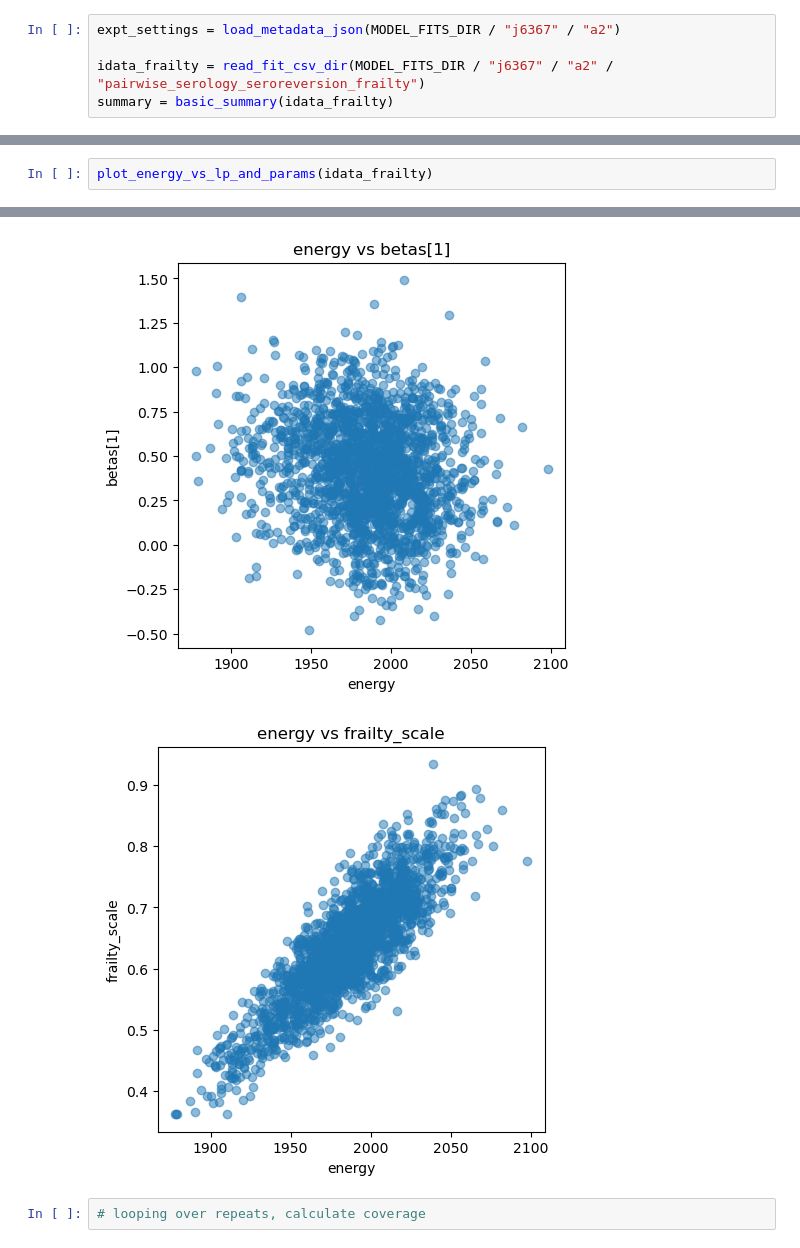
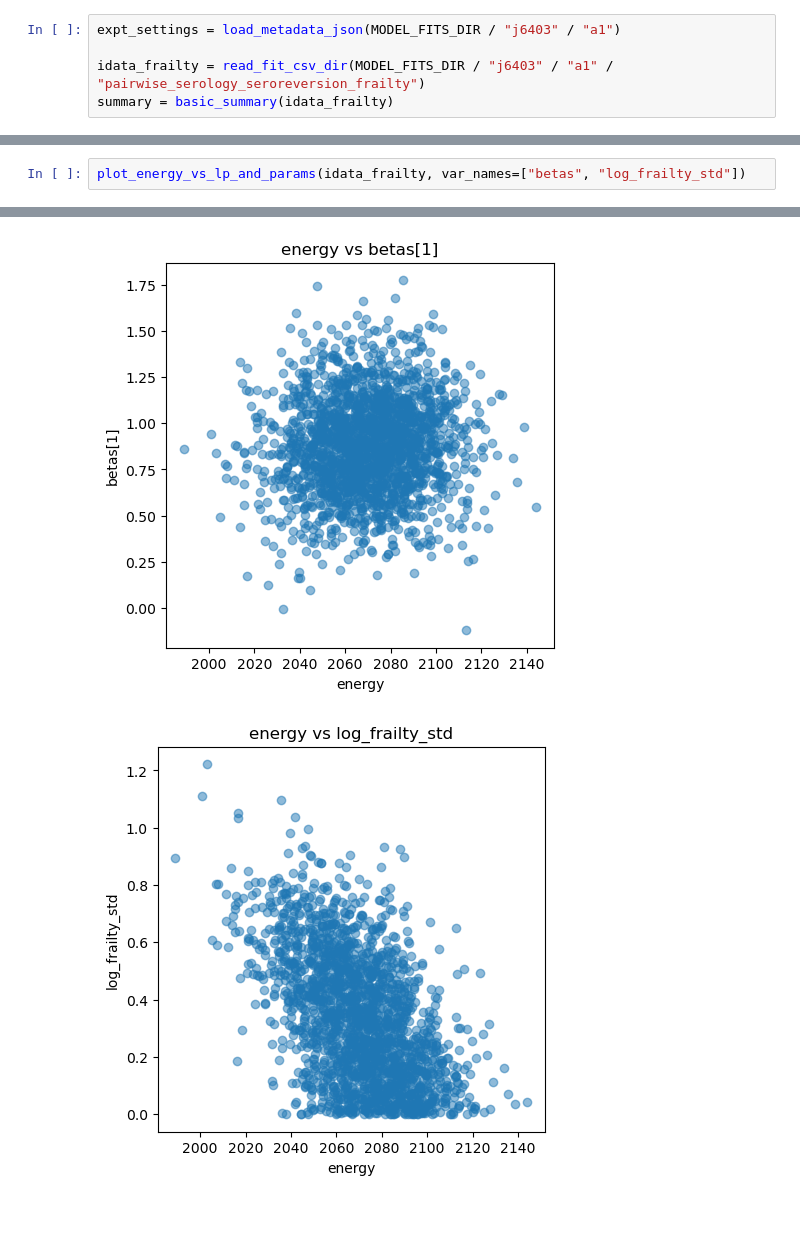
Before and after one commit to aleggs0/multipathogen-sero, a Jupyter notebook: multipathogen_sero/hpc_work/frailty_vs_interaction_analysis.ipynb, the cells around one changed output, grey strips where cells are left out. Saved outputs shown, nothing was run; the diff lists cells and outputs as text; blank space fills up the shorter version.

Commit message:
add rest of frailty experiment

```diff
--- a/multipathogen_sero/hpc_work/frailty_vs_interaction_analysis.ipynb
+++ b/multipathogen_sero/hpc_work/frailty_vs_interaction_analysis.ipynb
@@ -7,7 +9,7 @@ from multipathogen_sero.analyse_chains import *
 # %%
-expt_settings = load_metadata_json(MODEL_FITS_DIR / "j6367" / "a2")
+expt_settings = load_metadata_json(MODEL_FITS_DIR / "j6403" / "a1")
 
-idata_frailty = read_fit_csv_dir(MODEL_FITS_DIR / "j6367" / "a2" / "pairwise_serology_seroreversion_frailty")
+idata_frailty = read_fit_csv_dir(MODEL_FITS_DIR / "j6403" / "a1" / "pairwise_serology_seroreversion_frailty")
 summary = basic_summary(idata_frailty)
 # %% [output]
                          mean    sd  hdi_3%  hdi_97%  mcse_mean  mcse_sd  \
@@ -51,3 +59,3 @@ print(coverage)
 # %%
-plot_energy_vs_lp_and_params(idata_frailty)
+plot_energy_vs_lp_and_params(idata_frailty, var_names=["betas", "log_frailty_std"])
 # %% [output]
@@ -56,7 +64,5 @@ plot_energy_vs_lp_and_params(idata_frailty)
-[figure, old version]
+[figure, new version]
-[figure, old version]
+[figure, new version]
-# %%
-# looping over repeats, calculate coverage
 # %%
 # imports
 import time
```
Also changed, not shown: parts of 11 cells of this notebook, 8 other files.
